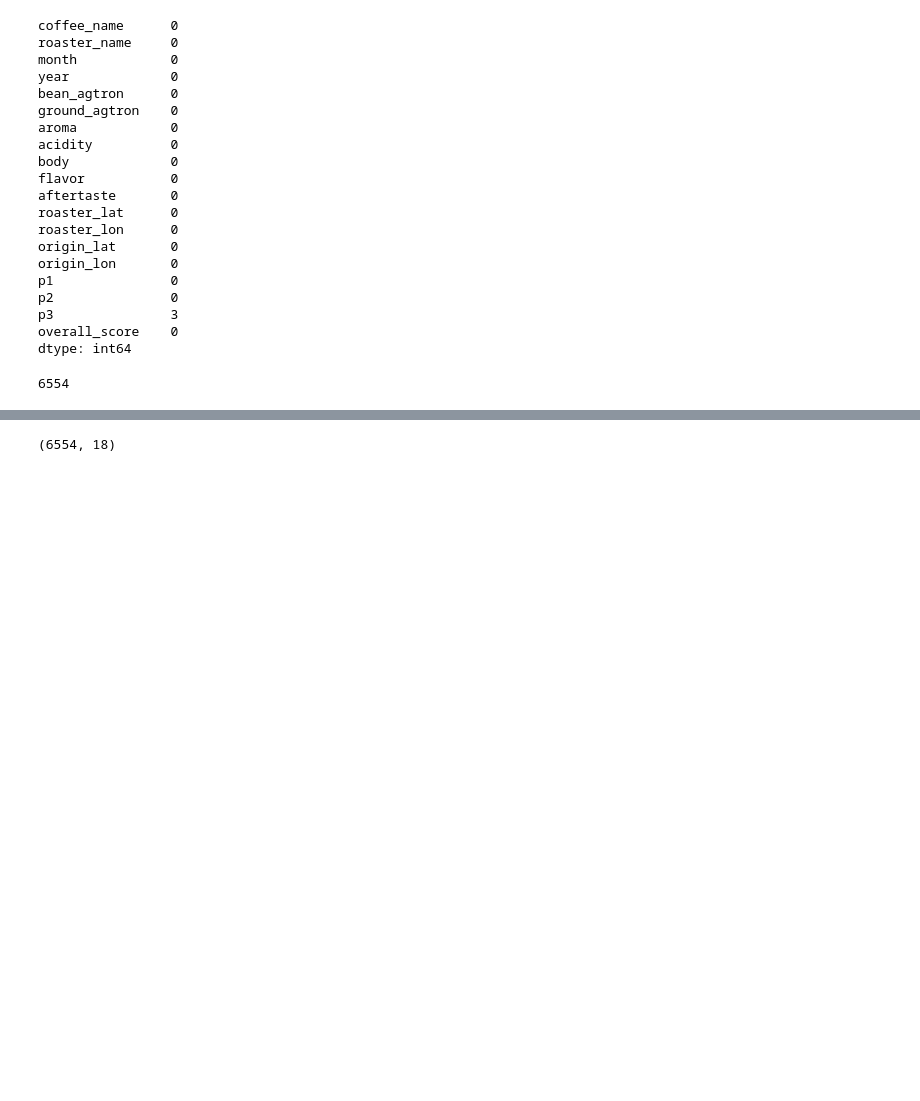
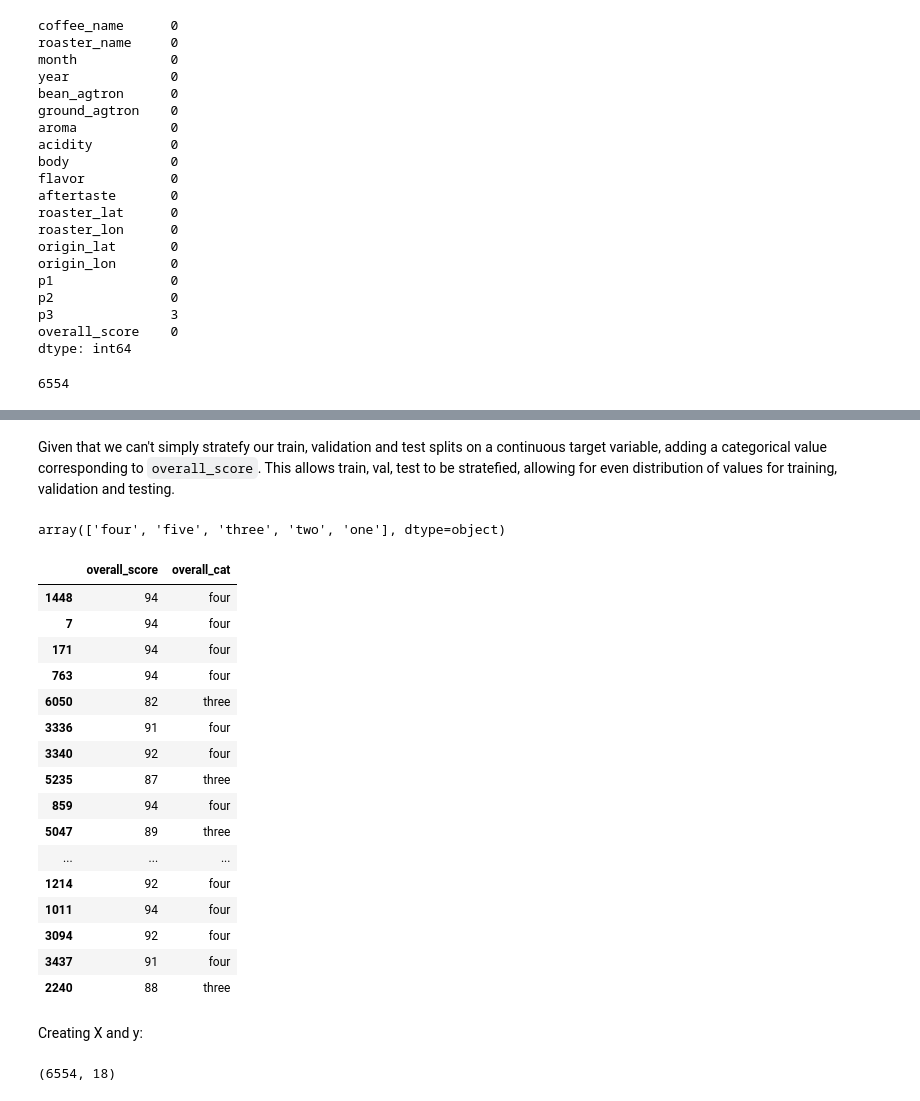
Before and after one commit to KMere21/capstone, a Jupyter notebook: Capstone_Project_Part_6_Text_Tokenizing.ipynb, the cells around one changed output, grey strips where cells are left out. Drawn from its saved outputs; the diff is of its cells as text; code cells hidden in the pictures; blank space fills up the shorter version.

```diff
--- a/Capstone_Project_Part_6_Text_Tokenizing.ipynb
+++ b/Capstone_Project_Part_6_Text_Tokenizing.ipynb
@@ -166,0 +184,4 @@ target = `overall_score`
+# %% [markdown]
+Given that we can't simply stratefy our train, validation and test splits on a continuous target variable, adding a categorical value corresponding to `overall_score`. This allows train, val, test to be stratefied, allowing for even distribution of values for training, validation and testing.
+# %%
+score_mapper = {range(0,70):'one', range(70,80):'two', range(80,90):'three', range(90,95):'four', range(95,101):'five'}
@@ -167 +190,28 @@ target = `overall_score`
+# %%
+coffee['overall_cat'].unique()
+# %% [output]
+array(['four', 'five', 'three', 'two', 'one'], dtype=object)
+# %%
+#verifying splits appear accurate
+coffee[['overall_score', 'overall_cat']].sample(20)
+# %% [output]
+|  | overall_score | overall_cat |
+| 1448 | 94 | four |
+| 7 | 94 | four |
+| 171 | 94 | four |
+| 763 | 94 | four |
+| 6050 | 82 | three |
+| 3336 | 91 | four |
+| 3340 | 92 | four |
+| 5235 | 87 | three |
+| 859 | 94 | four |
+| 5047 | 89 | three |
+| ... | ... | ... |
+| 1214 | 92 | four |
+| 1011 | 94 | four |
+| 3094 | 92 | four |
+| 3437 | 91 | four |
+| 2240 | 88 | three |
+# %% [markdown]
+Creating X and y:
 # %%
```
Also changed, not shown: parts of 79 cells of this notebook, 3 other files.
